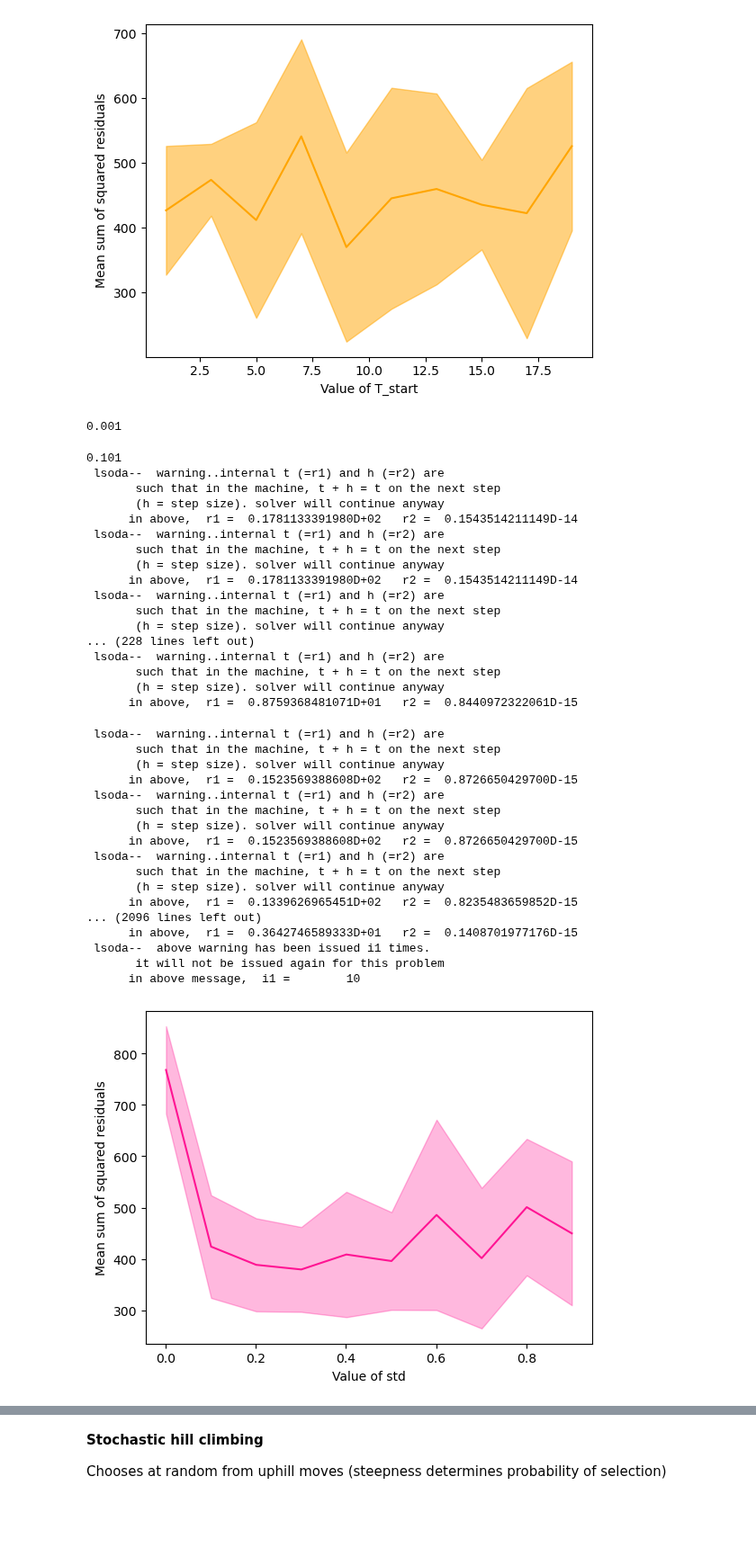
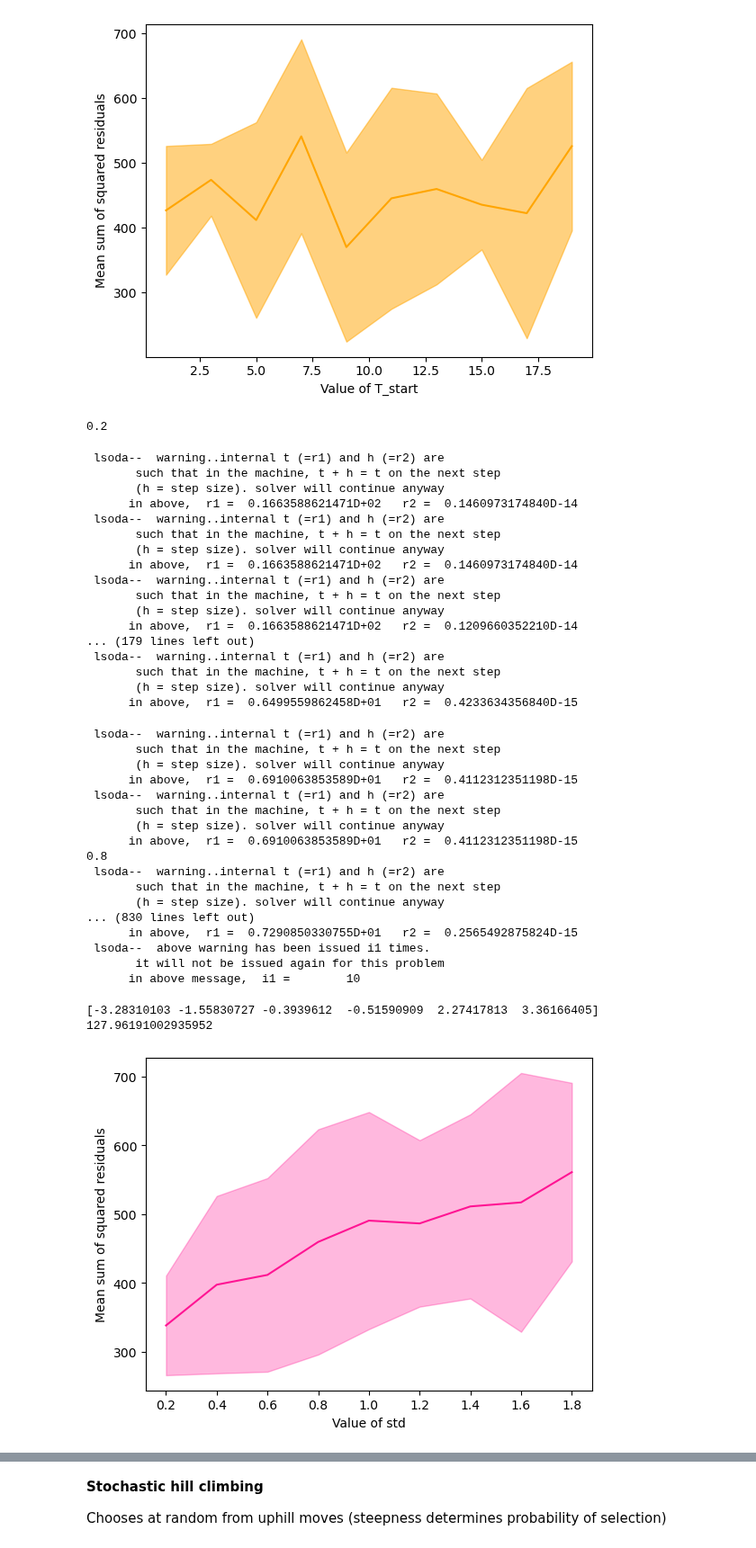
Before and after one commit to estherlb/stochastic_3, a Jupyter notebook: Reverse-Engineering Predator-Prey System/simulated_annealing.ipynb, the cells around one changed output, grey strips where cells are left out. Shown at 90% size. Cells and saved outputs as stored; diff of their text form; code cells hidden in the pictures; blank space fills up the shorter version.

```diff
--- a/Reverse-Engineering Predator-Prey System/simulated_annealing.ipynb
+++ b/Reverse-Engineering Predator-Prey System/simulated_annealing.ipynb
@@ -146,0 +141,2 @@ plt.show()
+# %%
+plot_fit(params, df)
@@ -234,75 +232,95 @@ plt.ylabel('Mean sum of squared residuals')
 plt.show()
 # %% [output]
 [figure]
+# %%
+def multi_runs(runs, init_guess, n_iterations, step, min_function, T_start, a, b, data):
+    err_temp = []
+    for _ in range(runs):
+        init_guess = np.random.uniform(0,1,6)
+        params, err = simulated_annealing(init_guess, n_iterations, step, min_function, T_start, a, b, data)
+        err_temp.append(err)
+
+        if err < 10000:
+            best_sol = params
+            err_best = err
+    return err_temp, best_sol, err_best
 # %%
-# Parameter tuning for std
+# Parameter tuning for step size
 
-# init_guess = np.random.uniform(0,1,6)
-n_iterations = 1500
-# std = 0.5
+n_iterations = 1300
 min_function = loss_function_res
 T_start = 2
 a = 3
 b = 10
 data = df
 
-std_range = np.arange(0.001,1,0.1)
+step_range = np.arange(0.2,2,0.2)
 runs = 30
 
 err_list = []
 std_list = []
-for std in std_range:
-    print(std)
+best_err_so_far = float('inf')
 
-    err_temp = []
-    for _ in range(runs):
-        init_guess = np.random.uniform(0,1,6)
-        params, err = simulated_annealing(init_guess, n_iterations, std, min_function, T_start, a, b, data)
-        err_temp.append(err)
+for step in step_range:
+    print(step)
+
+    err_temp, best_sol, err_best = multi_runs(runs, init_guess, n_iterations, step, min_function, T_start, a, b, data)
+
+    # save overall best solution and its step size
+    if err_best < best_err_so_far:
+        best_err_so_far = err_best
+        best_sol_total = best_sol
+        best_step = step
 
     err_list.append(np.mean(err_temp))
     std_list.append(np.std(err_temp))
 # %% [output]
-0.001
+0.2
-0.101
  lsoda--  warning..internal t (=r1) and h (=r2) are
        such that in the machine, t + h = t on the next step
        (h = step size). solver will continue anyway
-      in above,  r1 =  0.1781133391980D+02   r2 =  0.1543514211149D-14
+      in above,  r1 =  0.1663588621471D+02   r2 =  0.1460973174840D-14
  lsoda--  warning..internal t (=r1) and h (=r2) are
        such that in the machine, t + h = t on the next step
        (h = step size). solver will continue anyway
-      in above,  r1 =  0.1781133391980D+02   r2 =  0.1543514211149D-14
+      in above,  r1 =  0.1663588621471D+02   r2 =  0.1460973174840D-14
  lsoda--  warning..internal t (=r1) and h (=r2) are
        such that in the machine, t + h = t on the next step
        (h = step size). solver will continue anyway
-... (228 lines left out)
+      in above,  r1 =  0.1663588621471D+02   r2 =  0.1209660352210D-14
+... (179 lines left out)
  lsoda--  warning..internal t (=r1) and h (=r2) are
        such that in the machine, t + h = t on the next step
        (h = step size). solver will continue anyway
-      in above,  r1 =  0.8759368481071D+01   r2 =  0.8440972322061D-15
+      in above,  r1 =  0.6499559862458D+01   r2 =  0.4233634356840D-15
  lsoda--  warning..internal t (=r1) and h (=r2) are
        such that in the machine, t + h = t on the next step
        (h = step size). solver will continue anyway
-      in above,  r1 =  0.1523569388608D+02   r2 =  0.8726650429700D-15
+      in above,  r1 =  0.6910063853589D+01   r2 =  0.4112312351198D-15
  lsoda--  warning..internal t (=r1) and h (=r2) are
        such that in the machine, t + h = t on the next step
        (h = step size). solver will continue anyway
-      in above,  r1 =  0.1523569388608D+02   r2 =  0.8726650429700D-15
+      in above,  r1 =  0.6910063853589D+01   r2 =  0.4112312351198D-15
+0.8
  lsoda--  warning..internal t (=r1) and h (=r2) are
        such that in the machine, t + h = t on the next step
        (h = step size). solver will continue anyway
-      in above,  r1 =  0.1339626965451D+02   r2 =  0.8235483659852D-15
-... (2096 lines left out)
-      in above,  r1 =  0.3642746589333D+01   r2 =  0.1408701977176D-15
+... (830 lines left out)
+      in above,  r1 =  0.7290850330755D+01   r2 =  0.2565492875824D-15
  lsoda--  above warning has been issued i1 times.
        it will not be issued again for this problem
       in above message,  i1 =        10
+# %%
+print(best_sol_total)
+print(best_err_so_far)
+# %% [output]
+[-3.28310103 -1.55830727 -0.3939612  -0.51590909  2.27417813  3.36166405]
+127.96191002935952
 # %%
-plt.plot(std_range, err_list, color = 'deeppink')
-plt.fill_between(std_range, np.array(err_list)-np.array(std_list), np.array(err_list)+np.array(std_list), color = 'deeppink', alpha = 0.3)
+plt.plot(step_range, err_list, color = 'deeppink')
+plt.fill_between(step_range, np.array(err_list)-np.array(std_list), np.array(err_list)+np.array(std_list), color = 'deeppink', alpha = 0.3)
 plt.xlabel('Value of std')
 plt.ylabel('Mean sum of squared residuals')
 plt.show()
 # %% [output]
-[figure, old version]
+[figure, new version]
```
Also changed, not shown: parts of 5 cells of this notebook.
